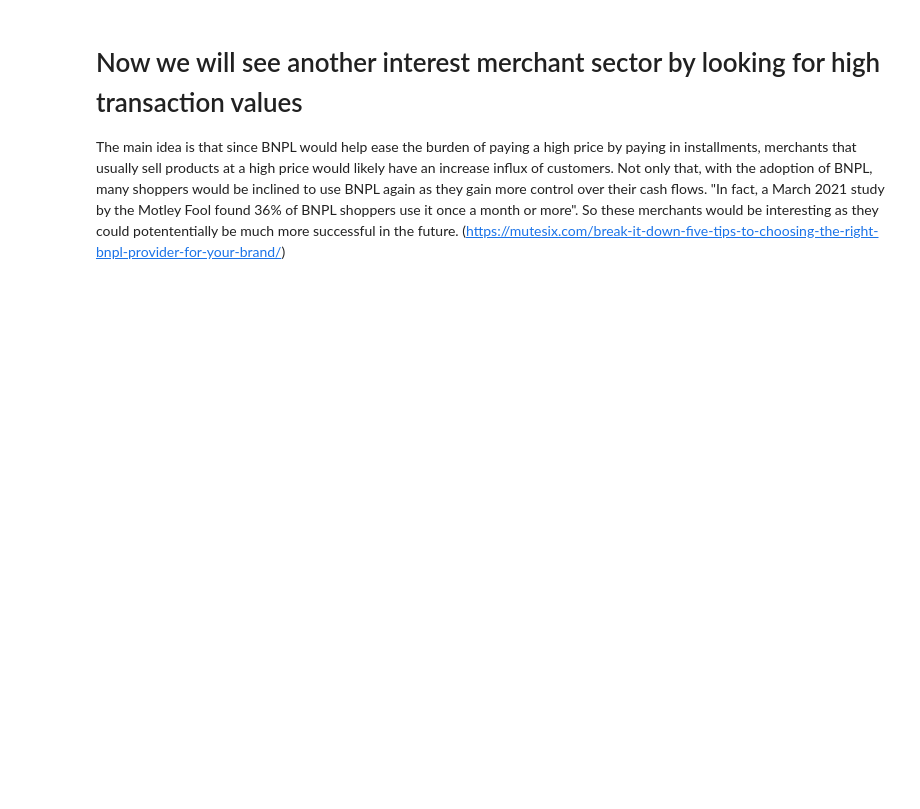
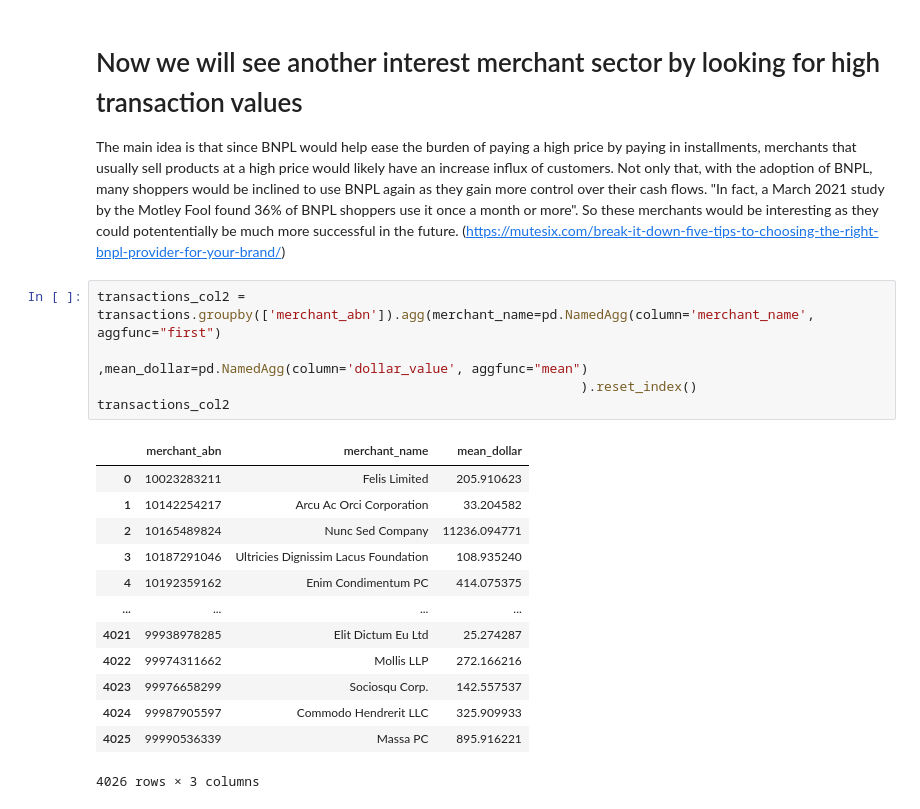
Before and after one commit to MAST30034-Applied-Data-Science/generic-buy-now-pay-later-project-group-17-adsb, a Jupyter notebook: notebooks/Interesting_merchants_analysis.ipynb, the cells around one changed output. Saved outputs shown, nothing was run; the diff lists cells and outputs as text; blank space fills up the shorter version.

```diff
--- a/notebooks/Interesting_merchants_analysis.ipynb
+++ b/notebooks/Interesting_merchants_analysis.ipynb
@@ -116,3 +116,22 @@ interesting_merch.sort_values('dollar_value', ascending=False)
 # %% [markdown]
 # Now we will see another interest merchant sector by looking for high transaction values
 The main idea is that since BNPL would help ease the burden of paying a high price by paying in installments, merchants that usually sell products at a high price would likely have an increase influx of customers. Not only that, with the adoption of BNPL, many shoppers would be inclined to use BNPL again as they gain more control over their cash flows. "In fact, a March 2021 study by the Motley Fool found 36% of BNPL shoppers use it once a month or more". So these merchants would be interesting as they could potententially be much more successful in the future. (https://mutesix.com/break-it-down-five-tips-to-choosing-the-right-bnpl-provider-for-your-brand/)
+# %%
+transactions_col2 = transactions.groupby(['merchant_abn']).agg(merchant_name=pd.NamedAgg(column='merchant_name', aggfunc="first")
+                                                              ,mean_dollar=pd.NamedAgg(column='dollar_value', aggfunc="mean")
+                                                              ).reset_index()
+transactions_col2
+# %% [output]
+|  | merchant_abn | merchant_name | mean_dollar |
+| 0 | 10023283211 | Felis Limited | 205.910623 |
+| 1 | 10142254217 | Arcu Ac Orci Corporation | 33.204582 |
+| 2 | 10165489824 | Nunc Sed Company | 11236.094771 |
+| 3 | 10187291046 | Ultricies Dignissim Lacus Foundation | 108.935240 |
+| 4 | 10192359162 | Enim Condimentum PC | 414.075375 |
+| ... | ... | ... | ... |
+| 4021 | 99938978285 | Elit Dictum Eu Ltd | 25.274287 |
+| 4022 | 99974311662 | Mollis LLP | 272.166216 |
+| 4023 | 99976658299 | Sociosqu Corp. | 142.557537 |
+| 4024 | 99987905597 | Commodo Hendrerit LLC | 325.909933 |
+| 4025 | 99990536339 | Massa PC | 895.916221 |
+4026 rows × 3 columns
```
Also changed, not shown: parts of 4 cells of this notebook.
